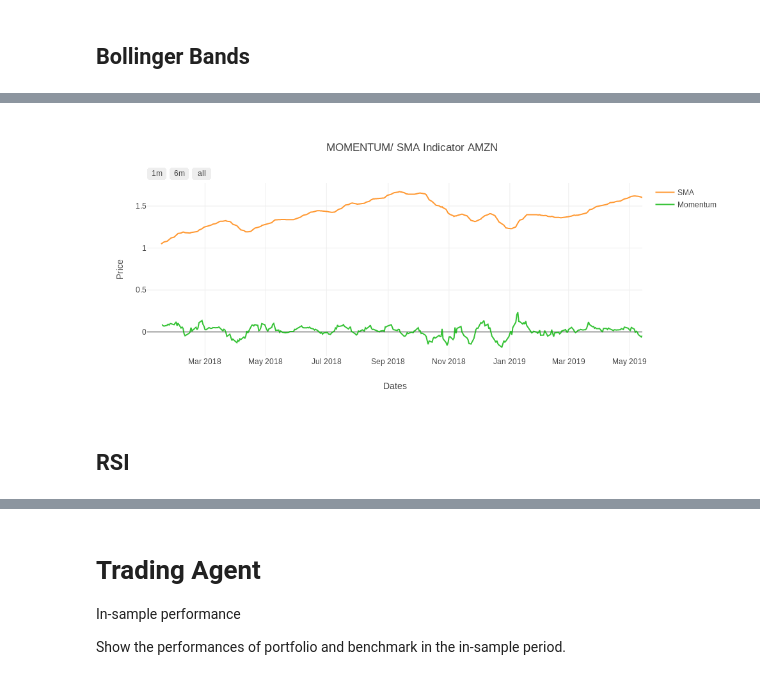
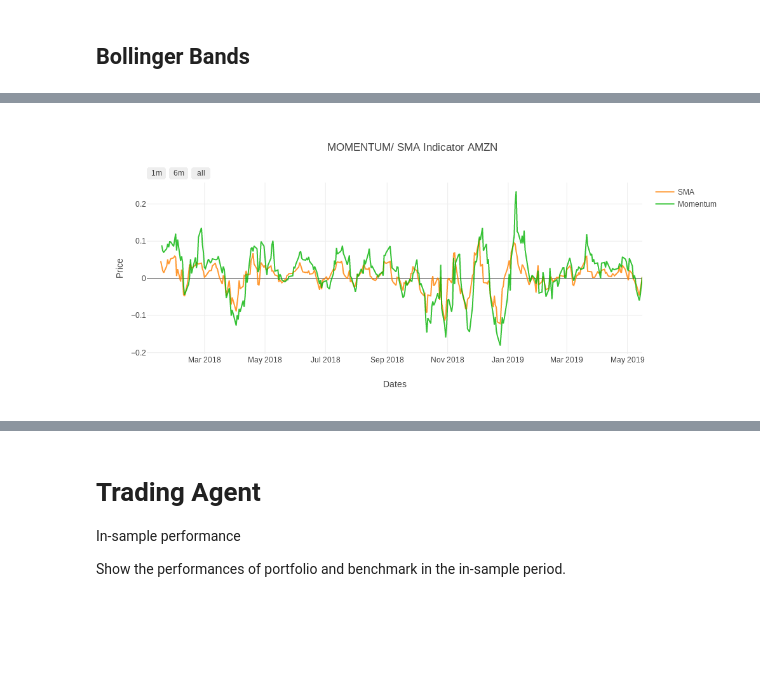
Before and after one commit to kairosart/factors, a Jupyter notebook: strategy_learner_getting_online_data.ipynb, the cells around one changed output, grey strips where cells are left out. Cells and saved outputs as stored; diff of their text form; code cells hidden in the pictures; blank space fills up the shorter version.

Commit message:
Normalizing Indicators.

```diff
--- a/strategy_learner_getting_online_data.ipynb
+++ b/strategy_learner_getting_online_data.ipynb
@@ -196,0 +230,3 @@ memory usage: 5.4+ KB
+# %%
+df_norm = normalize_data(df)
+df_norm
@@ -197 +253,3 @@ memory usage: 5.4+ KB
+# %%
+df_norm['RSI'] = rsi
 # %% [markdown]
@@ -264,9 +272,0 @@ iplot(plot_boll)
-# %%
-# Normalize Adj Close
-adj_close_normalized = normalize_data(portf_value)
-adj_scaled = scaling_data(normed_df, 'Adj Close')
-# Compute SMA
-sma, q = get_sma(adj_close_normalized['Adj Close'], window=10)
-normed_df['SMA'] = sma
-plot_sma = plot_sma_indicator(normed_df, symbol, output_type='nb')
-iplot(plot_sma)
@@ -277,8 +285,7 @@ iplot(plot_sma)
 # %%
-plot_mom_sma = plot_momentum_sma_indicator(normed_df, symbol, sma, mom, output_type='nb')
+# Momentum/SMA indicator
+plot_mom_sma = plot_momentum_sma_indicator(df_norm, symbol, sma, mom, output_type='nb')
 iplot(plot_mom_sma)
 # %% [output]
-[figure, old version]
+[figure, new version]
-# %% [markdown]
-## RSI
 # %%
```
Also changed, not shown: parts of 18 cells of this notebook, 2 other files.
